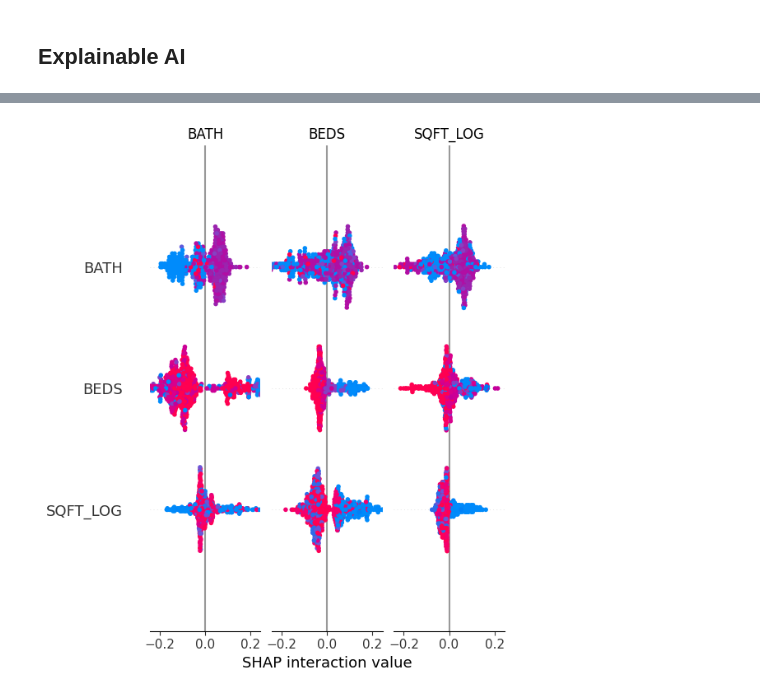
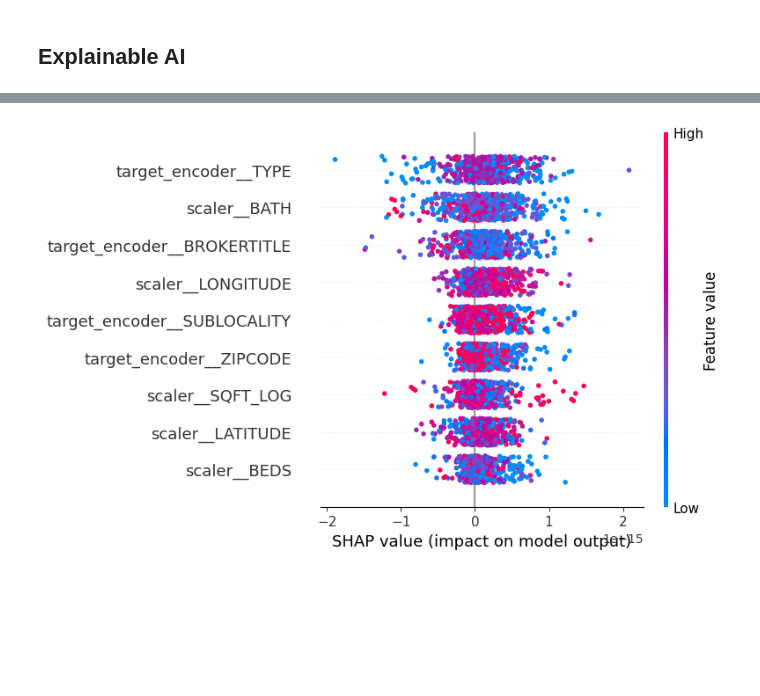
Before and after one commit to FlorekPawel/ML_Project_1, a Jupyter notebook: notebooks/final_ml_ny_houses.ipynb, the cells around one changed output, grey strips where cells are left out. Drawn from its saved outputs; the diff is of its cells as text; code cells hidden in the pictures; blank space fills up the shorter version.

```diff
--- a/notebooks/final_ml_ny_houses.ipynb
+++ b/notebooks/final_ml_ny_houses.ipynb
@@ -42,6 +42,7 @@ preprocessing = ColumnTransformer([
     ('target_encoder', TargetEncoder(), to_encode),
     ("scaler", StandardScaler(), to_scale)
 ])
+preprocessing.set_output(transform="pandas")
 preprocessing.fit(X_train, y_train)
 X_train = preprocessing.transform(X_train)
 X_test = preprocessing.transform(X_test)
@@ -222,13 +223,7 @@ model5= GradientBoostingClassifier(random_state=1,
                                     max_depth=4,
                                     max_features="log2")
 
-model6= XGBClassifier(learning_rate=0.5,
-                      max_depth=4,
-                      min_child_weight=3,
-                      n_estimators=100,
-                      n_jobs=1,
-                      subsample=0.9500000000000001,
-                      verbosity=0)
+model6= XGBClassifier(learning_rate=0.1, max_depth=6, min_child_weight=2, n_estimators=100, n_jobs=1, subsample=0.8, verbosity=0)
 
 model7= RandomForestClassifier(bootstrap=True,
                                criterion="entropy",
@@ -391,2 +398,2 @@ X_test_df = pd.DataFrame(X_test, columns= list(preprocessing.feature_names_in_))
 # %%
-shap_values = explainer.shap_values(X_test_df)
+shap_values = explainer.shap_values(X_test)
@@ -392,0 +406,2 @@ shap_values = explainer.shap_values(X_test_df)
+# %%
+shap_values_sum = shap_values.sum(axis=2)
@@ -393,4 +412,4 @@ shap_values = explainer.shap_values(X_test_df)
 # %%
-shap.summary_plot(shap_values, X_test_df)
+shap.summary_plot(shap_values_sum, X_test)
 # %% [output]
-[figure, old version]
+[figure, new version]
```
Also changed, not shown: parts of 16 cells of this notebook.
